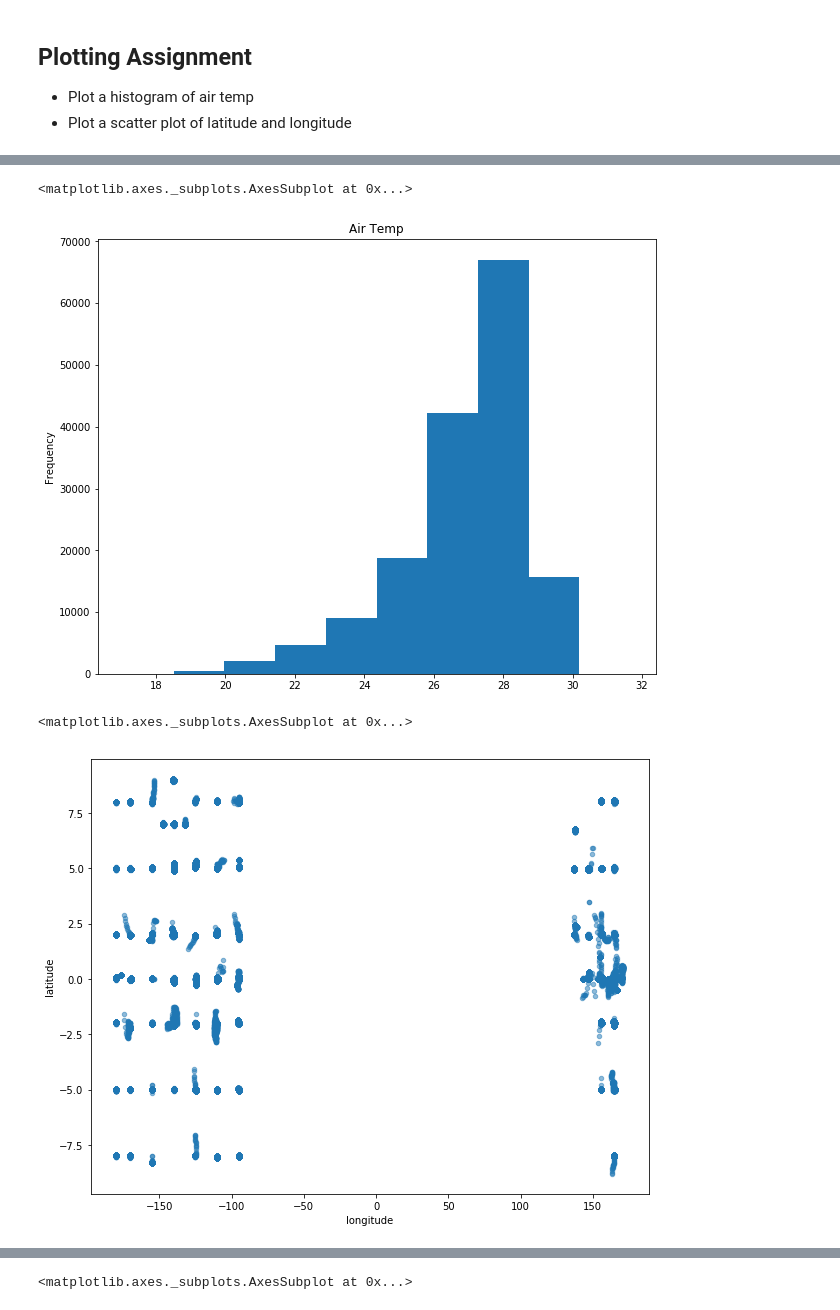
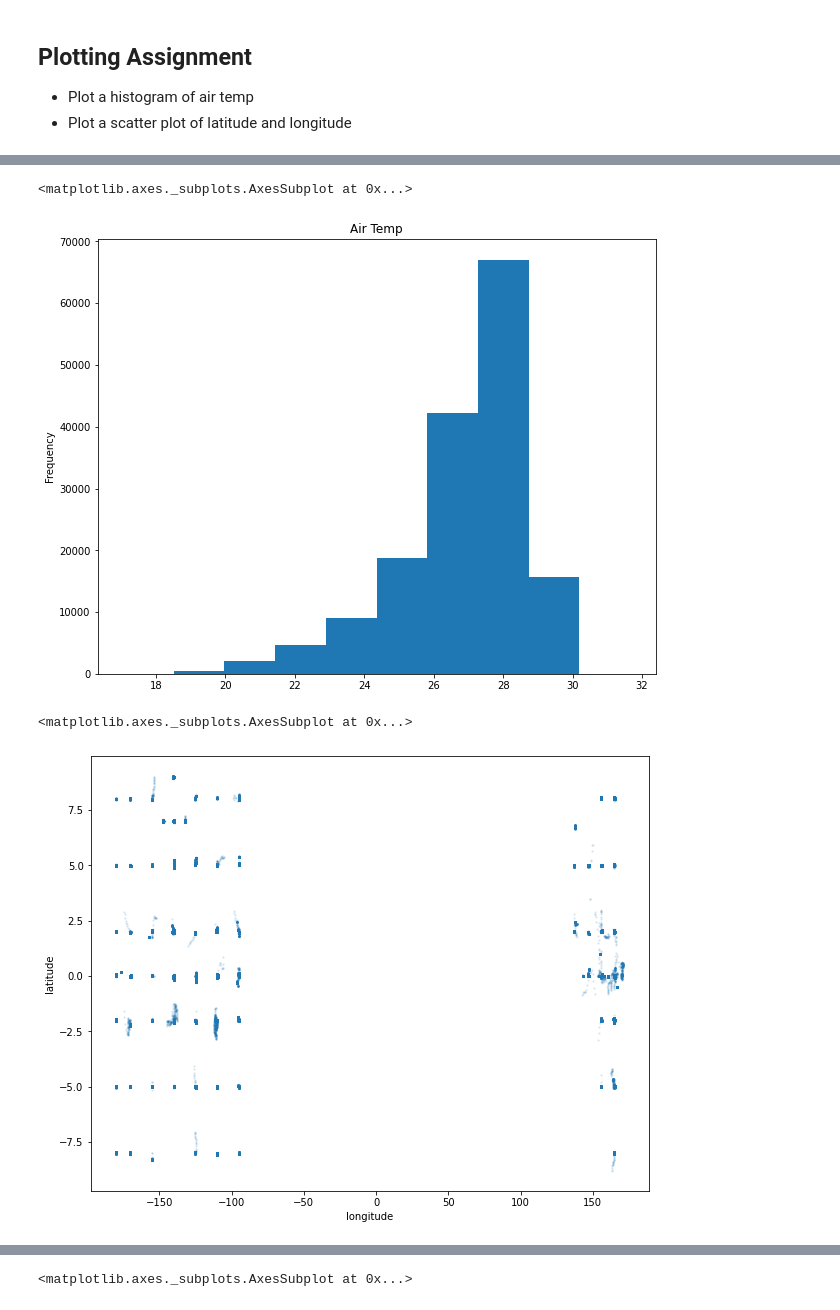
Before and after one commit to KasiBaskerLaxmanan/pyalgotrading, a Jupyter notebook: Pandas_Adv02_basic_stats_filtering_nans_soln.ipynb, the cells around one changed output, grey strips where cells are left out. Cells and saved outputs as stored; diff of their text form; code cells hidden in the pictures.

```diff
--- a/Pandas_Adv02_basic_stats_filtering_nans_soln.ipynb
+++ b/Pandas_Adv02_basic_stats_filtering_nans_soln.ipynb
@@ -106,6 +105,7 @@ nyc.Mean_Humidity.corr(nyc.Mean_TemperatureF)
   * Print out the max, min, and mean
 * Correlate (``corr``) the temperature column with the date column
 # %%
+%timeit
 # Data transformation from previous notebook
 # col names in tao-all2.col from website
 names = '''obs
@@ -121,7 +121,7 @@ humidity
 air temp.
 s.s.temp.'''.split('\n')
 
-nino = pd.read_csv('../data/tao-all2.dat.gz', sep=' ', names=names, na_values='.',
+nino = pd.read_csv('https://archive.ics.uci.edu/ml/machine-learning-databases/el_nino-mld/tao-all2.dat.gz', sep=' ', names=names, na_values='.',
                    parse_dates=[[1,2,3]])
 nino.columns = [x.replace('.', '_').replace(' ', '_') for x in nino.columns]
 nino['air_temp_F'] = nino.air_temp_ * 9/5 + 32
@@ -130,3 +130,4 @@ for c in wind_cols:
     nino['{}_mph'.format(c)] = nino[c] * 2.237
 pd.to_datetime(nino.date, format='%y%m%d')
 nino = nino.drop('obs', axis=1)
+nino.info(memory_usage=True)
@@ -180,7 +216,12 @@ nino.set_index('year_month_day').air_temp_.plot(figsize=(14,10), alpha=.5) #plot
 # Resample to see more clear
 # http://pandas.pydata.org/pandas-docs/stable/timeseries.html#offset-aliasescv
 # (.resample returns a groupby so we need to call median on the air_temp_ column)
-nino.set_index('year_month_day').resample('M').air_temp_.median().plot(
-    figsize=(14,10), alpha=.5) #
+(nino
+ .set_index('year_month_day')
+ .resample('M')
+ .air_temp_
+ .agg(['max', 'median', 'min'])
+ .plot(figsize=(14,10), alpha=.5)
+ ) #
 # %% [output]
 <matplotlib.axes._subplots.AxesSubplot at 0x...>
@@ -188,6 +228,0 @@ nino.set_index('year_month_day').resample('M').air_temp_.median().plot(
-# %%
-# Resample to see more clear
-# http://pandas.pydata.org/pandas-docs/stable/timeseries.html#offset-aliasescv
-# (.resample returns a groupby so we need to call median on the air_temp_ column)
-nino.set_index('year_month_day').resample('M').air_temp_.agg(['max', 'median', 'min']).plot(
-    figsize=(14,10), alpha=.5) #
@@ -293,12 +325,13 @@ nino['air_temp_'].hist(figsize=(10,8))
 nino['air_temp_'].plot(kind='hist', title='Air Temp', figsize=(10,8))
 # %% [output]
 <matplotlib.axes._subplots.AxesSubplot at 0x...>
-[figure, old version]
+[figure, new version]
 # %%
-nino.plot(x='longitude', y='latitude', kind='scatter', figsize=(10, 8), alpha=.5)
+nino.plot(x='longitude', y='latitude', kind='scatter', figsize=(10, 8), alpha=.1,s=2)
+#
 # %% [output]
 <matplotlib.axes._subplots.AxesSubplot at 0x...>
-[figure, old version]
+[figure, new version]
 # %%
 # try to see if we can size by air temp
 nino.plot(x='longitude', y='latitude', kind='scatter', s='ait_temp_')
```
Also changed, not shown: parts of 27 cells of this notebook.
